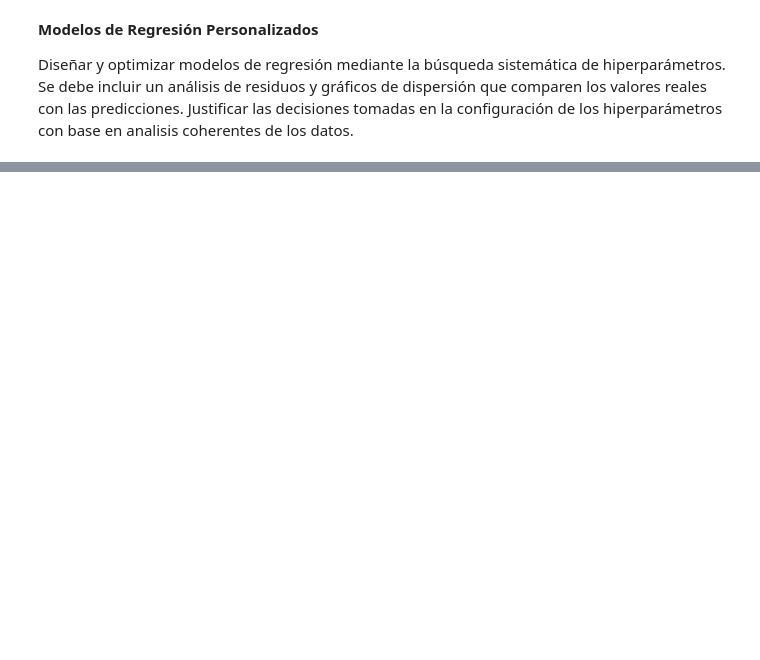
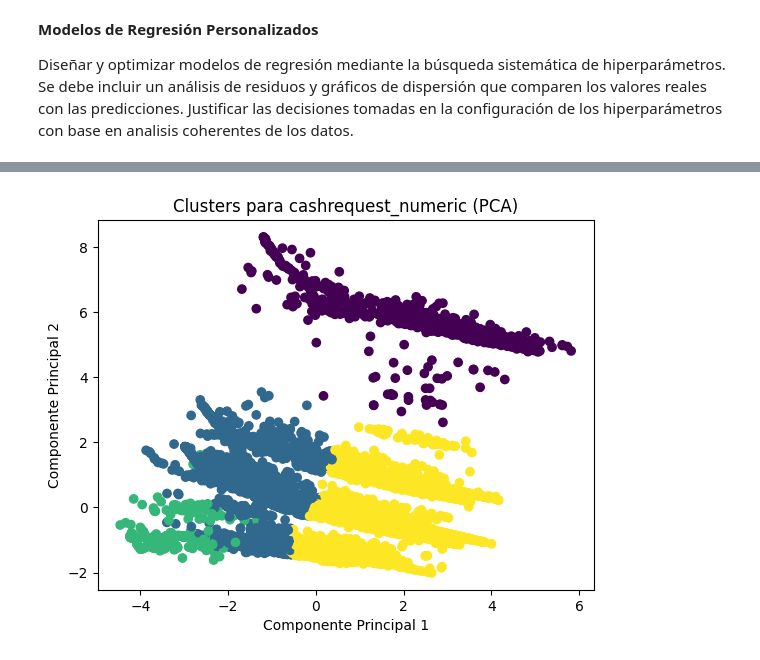
Before and after one commit to Julix4/UOC_proj2_cohortes, a Jupyter notebook: analisis/v1-Modelos-regresión-personalizados.ipynb, the cells around one changed output, grey strips where cells are left out. Drawn from its saved outputs; the diff is of its cells as text; code cells hidden in the pictures; blank space fills up the shorter version.

```diff
--- a/analisis/v1-Modelos-regresión-personalizados.ipynb
+++ b/analisis/v1-Modelos-regresión-personalizados.ipynb
@@ -148,0 +241,8 @@ memory usage: 3.2+ MB
+# %%
+plt.scatter(cashrequest_pca[:, 0], cashrequest_pca[:, 1], c=cashrequest_clusters, cmap='viridis')
+plt.title('Clusters para cashrequest_numeric (PCA)')
+plt.xlabel('Componente Principal 1')
+plt.ylabel('Componente Principal 2')
+plt.show()
+# %% [output]
+[figure, added]
```
Also changed, not shown: parts of 27 cells of this notebook.
